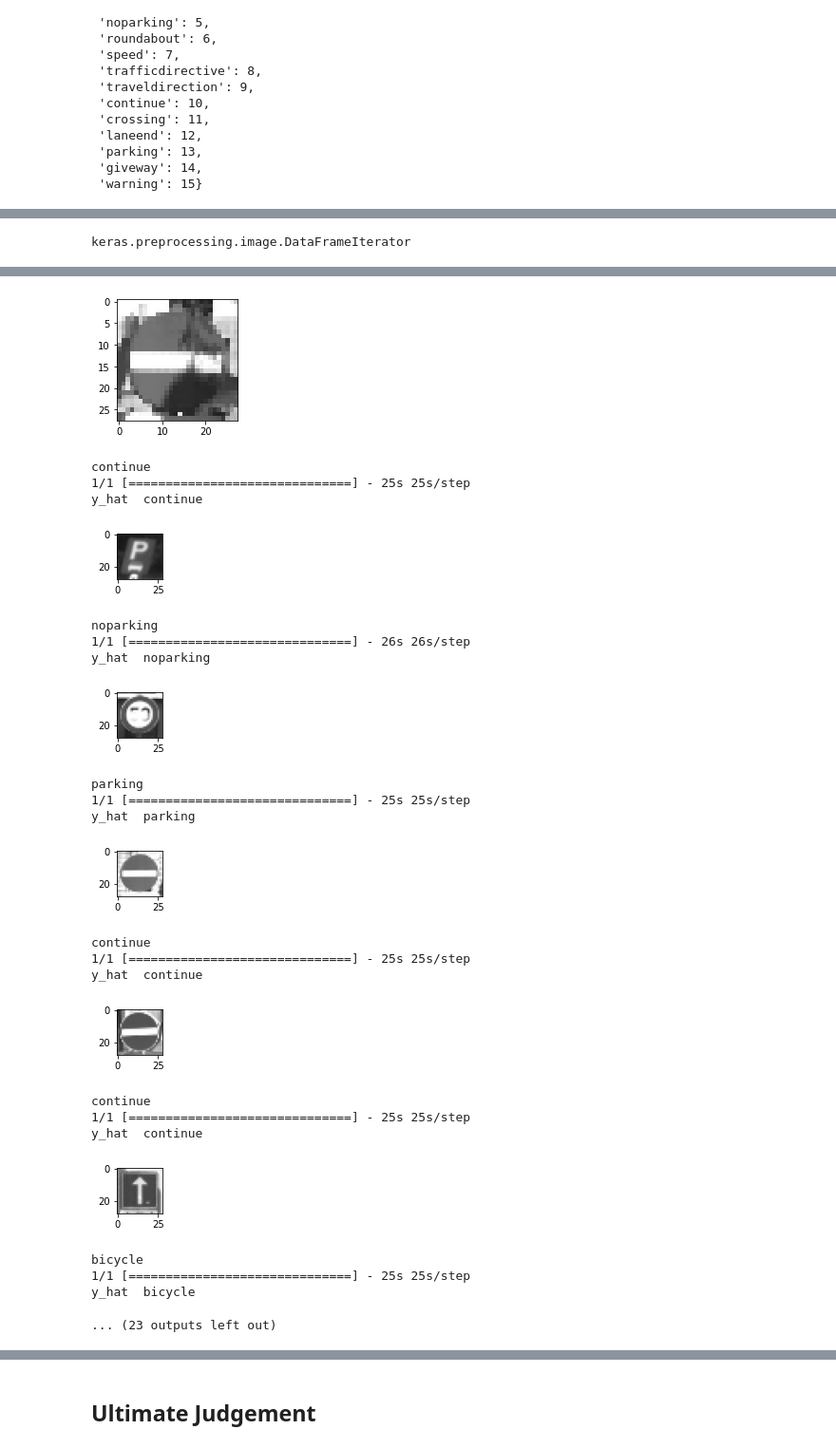
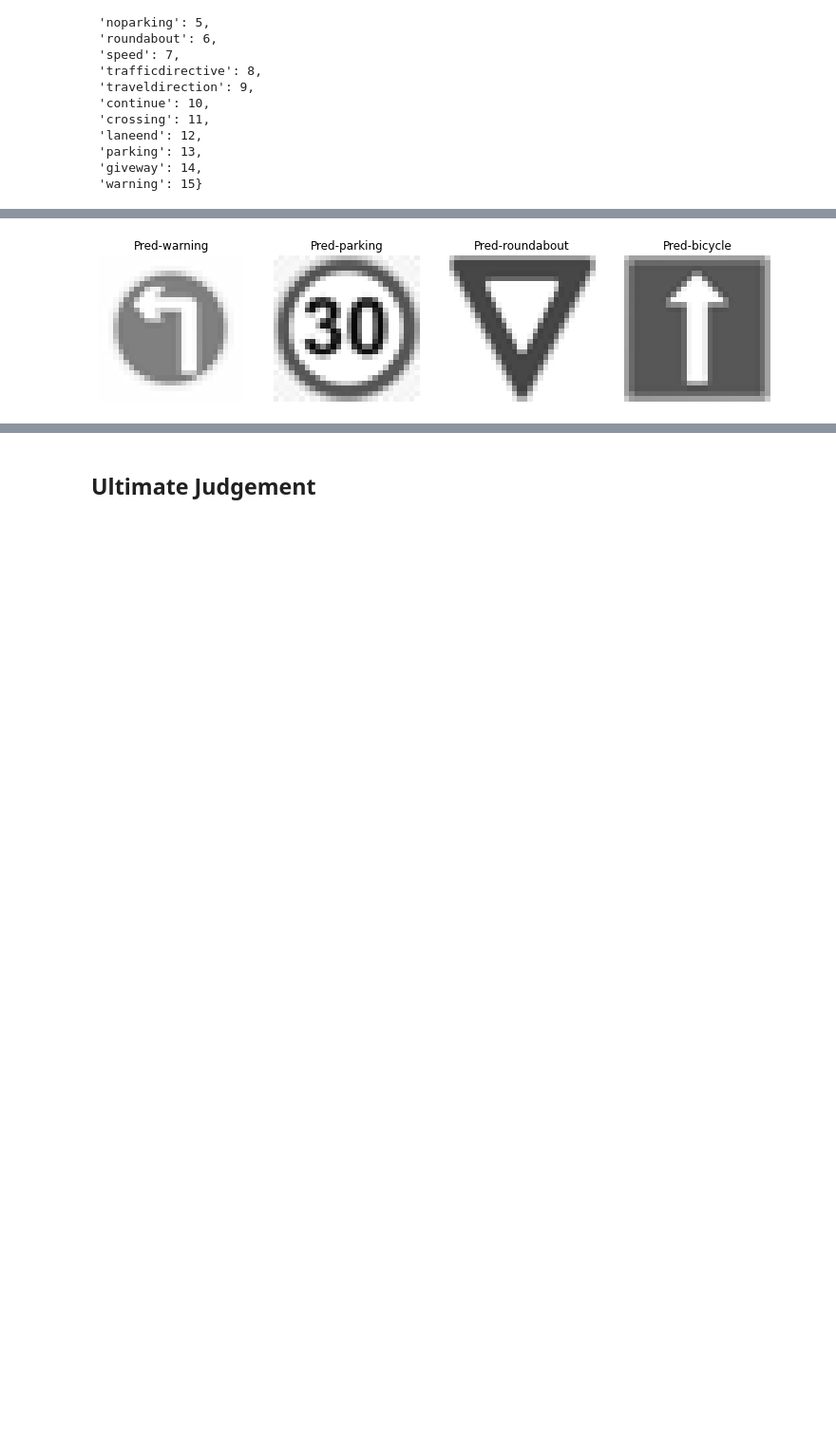
Before and after one commit to Sup-Yam/cmlassignment2, a Jupyter notebook: Assignment2_S3860925_S3825856.ipynb, the cells around one changed output, grey strips where cells are left out. Shown at 95% size. Cells and saved outputs as stored; diff of their text form; code cells hidden in the pictures; blank space fills up the shorter version.

```diff
--- a/Assignment2_S3860925_S3825856.ipynb
+++ b/Assignment2_S3860925_S3825856.ipynb
@@ -906,0 +938,3 @@ test_image (9).png
+# %%
+testing_shape_df = test_shape_data[['image_path', 'sign_shape_num']]
+testing_shape_df.head()
@@ -907,12 +948,12 @@ test_image (9).png
 # %%
-test_shape_data['sign_shape_num']= test_shape_data['sign_shape_num'].astype(str)
+testing_shape_df['sign_shape_num']= testing_shape_df['sign_shape_num'].astype(str)
 
 test_datagen_shape = ImageDataGenerator(rescale=1./255, data_format='channels_last')
 
 batch_size = 1
 
 test_shape_generator = test_datagen_shape.flow_from_dataframe(
-        dataframe=test_shape_data,
+        dataframe=testing_shape_df,
         directory='./',
         x_col="image_path",
         y_col="sign_shape_num",
@@ -1309,5 +1310,5 @@ train_generator,validation_generator = calculate_generators(train_df, val_df, 'i
 Found 2959 validated image filenames belonging to 16 classes.
 Found 740 validated image filenames belonging to 16 classes.
 # %%
-history_VGG_type2 = model_VGG_type2.fit_generator(train_generator, validation_data = validation_generator, epochs=30, verbose=1)
+history_VGG_type2 = model_VGG_type2.fit_generator(train_generator, validation_data = validation_generator, epochs=20, verbose=1)
 # %% [output]
@@ -1406,12 +1405,12 @@ testing_type_data.head()
 # %%
 testing_type_data['sign_type_num']= testing_type_data['sign_type_num'].astype(str)
 
-test_datagen = ImageDataGenerator(rescale=1./255, data_format='channels_last')
+test_datagen_type = ImageDataGenerator(rescale=1./255, data_format='channels_last')
 
 batch_size = 1
 
-test_generator = test_datagen.flow_from_dataframe(
-        dataframe=val_df,
+test_generator_type = test_datagen_type.flow_from_dataframe(
+        dataframe=testing_type_data,
         directory='./',
         x_col="image_path",
         y_col="sign_type_num",
@@ -1500,33 +1452,20 @@ random.head(20)
-# %%
-type(test_generator)
-# %% [output]
-keras.preprocessing.image.DataFrameIterator
 # %%
 d_inv = {v: k for k, v in d1.items()}
 
 plt.figure(figsize=(16,4))
 batches = 0
-for x,y in test_generator:
-    a=x
-    x = np.squeeze(x)
-    print(x.)
-    plt.subplot(1,6,1)
-    plt.imshow(x)
-    plt.show()
-    print(d_inv[np.argmax(y[0])])
+for x,y in test_generator_type:
 
     batches = batches + 1
-    y_hat = model_VGG_type2.predict(a, verbose=1)
-    print("y_hat ",d_inv[np.argmax(y_hat[0])])
+    y_hat = model_VGG_type2.predict(x, verbose=1)
+    x = np.squeeze(x)
+    if batches < 5:
+        plt.subplot(1,5,batches)
+        plt.imshow(x)
+        plt.title("Pred-{}".format(d_inv[np.argmax(y_hat[0])] ))
 
-#     x = np.squeeze(x)
-#     if batches < 6:
-#         plt.subplot(1,6,batches)
-#         plt.imshow(x)
-#         plt.title("GT-{}, Pred-{}".format(d_inv[np.argmax(y[0])], d_inv[np.argmax(y_hat[0])] ))
-
-#     else:
-#         break
+    else:
+        break
 
     plt.axis('off')
 # %% [output]
@@ -1533,25 +1477 @@ for x,y in test_generator:
-[figure, old version]
+[figure, new version]
-continue
-1/1 [==============================] - 25s 25s/step
-y_hat  continue
-[figure, removed]
-noparking
-1/1 [==============================] - 26s 26s/step
-y_hat  noparking
-[figure, removed]
-parking
-1/1 [==============================] - 25s 25s/step
-y_hat  parking
-[figure, removed]
-continue
-1/1 [==============================] - 25s 25s/step
-y_hat  continue
-[figure, removed]
-continue
-1/1 [==============================] - 25s 25s/step
-y_hat  continue
-[figure, removed]
-bicycle
-1/1 [==============================] - 25s 25s/step
-y_hat  bicycle
-... (23 outputs left out)
```
Also changed, not shown: parts of 82 cells of this notebook.
